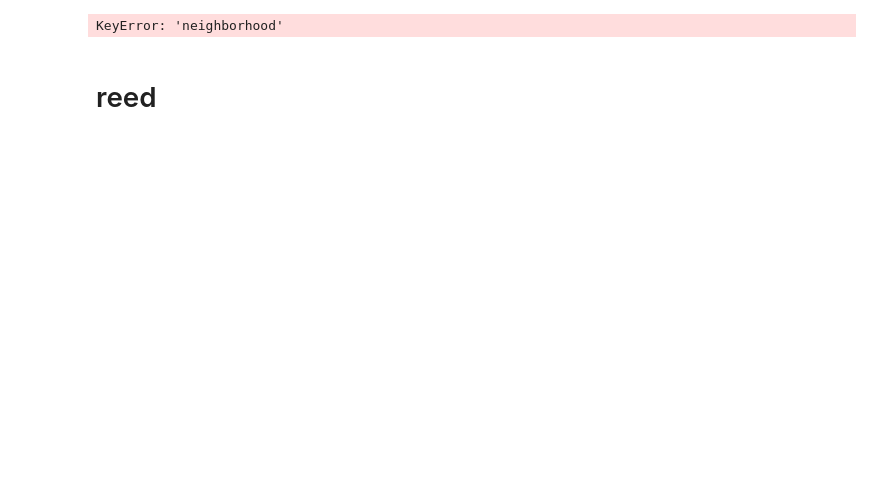
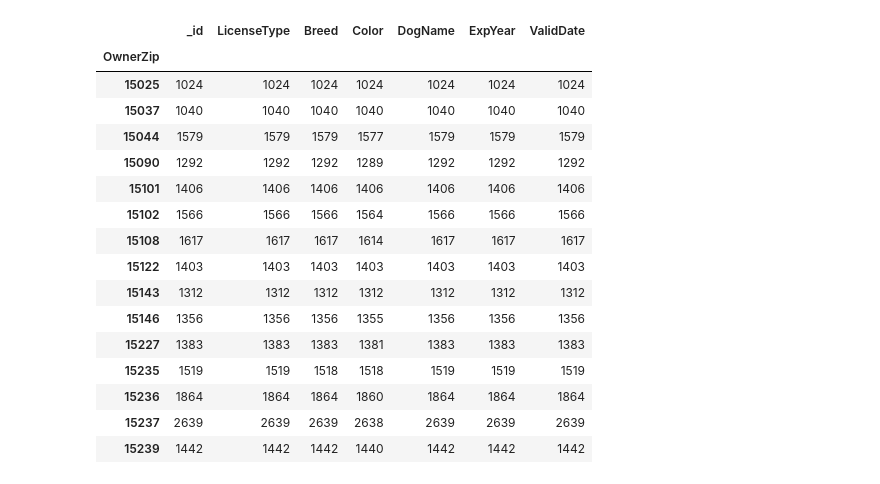
Before and after one commit to hkwee782/FinalProject, a Jupyter notebook: dog_licenses.ipynb, the cells around one changed output. Drawn from its saved outputs; the diff is of its cells as text; code cells hidden in the pictures; blank space fills up the shorter version.

```diff
--- a/dog_licenses.ipynb
+++ b/dog_licenses.ipynb
@@ -21,6 +36,27 @@ neighborhoods.plot()
 # %%
-neighborhoods.merge(area, how='left', left_on='OwnerZip', right_on='neighborhood')
+# some areas don't seem to have a lot of dogs, so we will filter those out
+def func(x):
+    return len(x) > 1000
+
+pop_zip = data.groupby("OwnerZip").filter(func)
+
+# display zip codes again
+pop_zip.groupby("OwnerZip").count()
 # %% [output]
-KeyError: 'neighborhood'
+|  | _id | LicenseType | Breed | Color | DogName | ExpYear | ValidDate |
+| OwnerZip |  |  |  |  |  |  |  |
+| 15025 | 1024 | 1024 | 1024 | 1024 | 1024 | 1024 | 1024 |
+| 15037 | 1040 | 1040 | 1040 | 1040 | 1040 | 1040 | 1040 |
+| 15044 | 1579 | 1579 | 1579 | 1577 | 1579 | 1579 | 1579 |
+| 15090 | 1292 | 1292 | 1292 | 1289 | 1292 | 1292 | 1292 |
+| 15101 | 1406 | 1406 | 1406 | 1406 | 1406 | 1406 | 1406 |
+| 15102 | 1566 | 1566 | 1566 | 1564 | 1566 | 1566 | 1566 |
+| 15108 | 1617 | 1617 | 1617 | 1614 | 1617 | 1617 | 1617 |
+| 15122 | 1403 | 1403 | 1403 | 1403 | 1403 | 1403 | 1403 |
+| 15143 | 1312 | 1312 | 1312 | 1312 | 1312 | 1312 | 1312 |
+| 15146 | 1356 | 1356 | 1356 | 1355 | 1356 | 1356 | 1356 |
+| 15227 | 1383 | 1383 | 1383 | 1381 | 1383 | 1383 | 1383 |
+| 15235 | 1519 | 1519 | 1518 | 1518 | 1519 | 1519 | 1519 |
+| 15236 | 1864 | 1864 | 1864 | 1860 | 1864 | 1864 | 1864 |
+| 15237 | 2639 | 2639 | 2639 | 2638 | 2639 | 2639 | 2639 |
+| 15239 | 1442 | 1442 | 1442 | 1440 | 1442 | 1442 | 1442 |
-# %% [markdown]
-# reed
```
Also changed, not shown: parts of 5 cells of this notebook, 1 other file.
